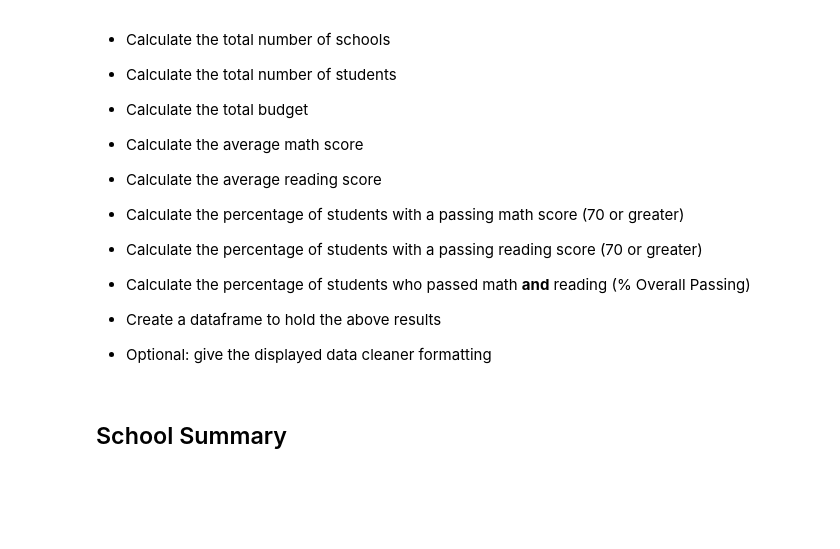
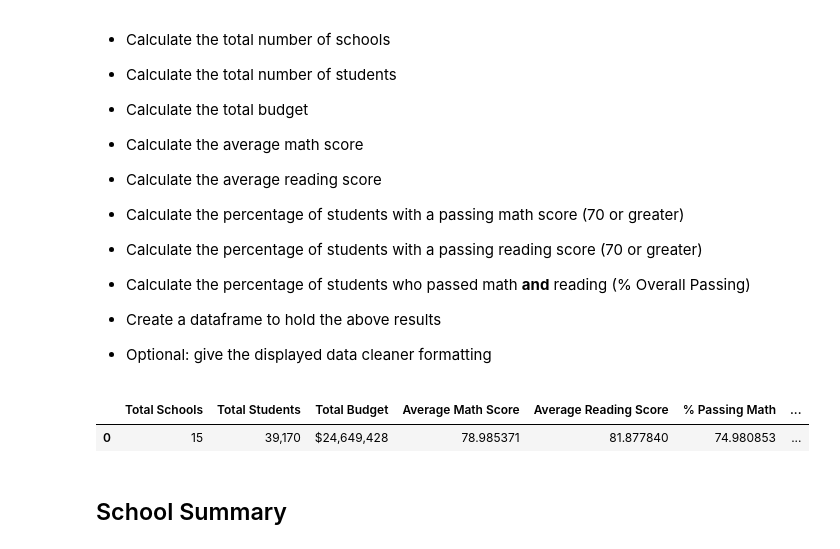
Before and after one commit to sjrojanooo/pandas-challenge, a Jupyter notebook: PyCitySchools/PyCitySchools.ipynb, the cells around one changed output. Saved outputs shown, nothing was run; the diff lists cells and outputs as text; code cells hidden in the pictures; blank space fills up the shorter version.

```diff
--- a/PyCitySchools/PyCitySchools.ipynb
+++ b/PyCitySchools/PyCitySchools.ipynb
@@ -92,6 +89,51 @@ NameError: name 'wavg' is not defined
 * Create a dataframe to hold the above results
 
 * Optional: give the displayed data cleaner formatting
+# %%
+school_df = school_data_complete.groupby("school_name")
+
+school_count_df = school_df.nunique()["school_name"].sum()
+
+school_money_df = school_data['budget'].sum()
+
+student_count_df = school_df['Student ID'].value_counts().sum()
+
+math_score_df = round(school_data_complete['math_score'].mean(),6)
+
+rding_score_df = round(school_data_complete['reading_score'].mean(),6)
+
+pass_math_df = school_data_complete.loc[school_data_complete['math_score'] >= 70]
+
+pass_read_df = school_data_complete.loc[school_data_complete['reading_score'] >= 70]
+
+
+ind_math_score_df = round(len(pass_math_df) / student_count_df * 100,6)
+
+ind_read_score_df = round(len(pass_read_df) / student_count_df * 100,6)
+
+
+perc_overall = len(school_data_complete.loc[(school_data_complete["math_score"] >=70) & (school_data_complete["reading_score"] >= 70)])/student_count_df*100
+
+
+District_Analysis_df = {"Total Schools": [school_count_df],
+                            "Total Students": [student_count_df],
+                            "Total Budget": [school_money_df],
+                            'Average Math Score':[math_score_df],
+                            'Average Reading Score':[rding_score_df],
+                            "% Passing Math":[ind_math_score_df],
+                            "% Passing Reading":[ind_read_score_df],
+                            "% Pass Overall":[perc_overall]}
+
+
+
+District_Analysis_df = pd.DataFrame(District_Analysis_df)
+
+District_Analysis_df = District_Analysis_df.style.format({'Total Students':'{:,}',
+                                          'Total Budget':'${0:,.0f}'})
+District_Analysis_df
+# %% [output]
+|  | Total Schools | Total Students | Total Budget | Average Math Score | Average Reading Score | % Passing Math | ... |
+| 0 | 15 | 39,170 | $24,649,428 | 78.985371 | 81.877840 | 74.980853 | ... |
 # %% [markdown]
 ## School Summary
 # %% [markdown]
```
Also changed, not shown: parts of 6 cells of this notebook.
